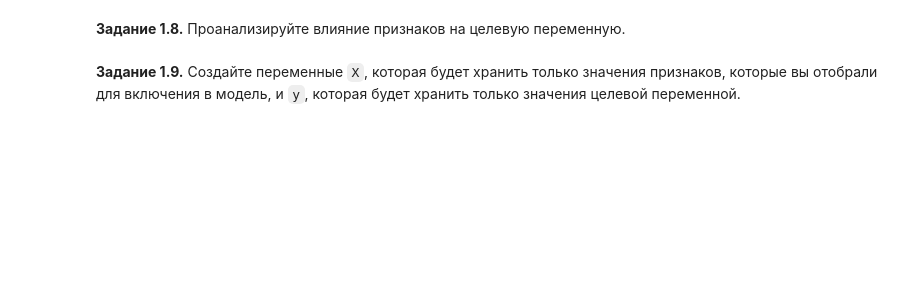
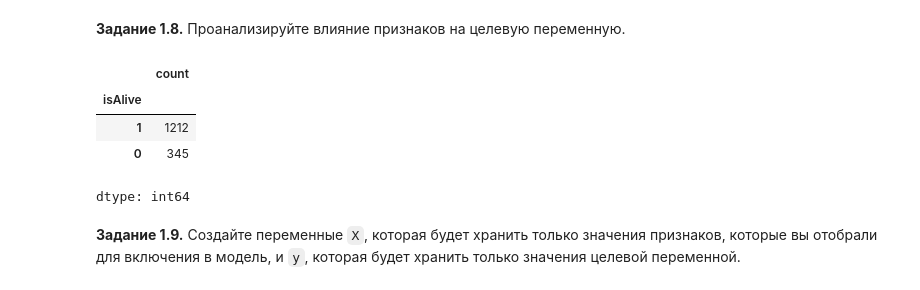
Before and after one commit to sxssbw/dl_sem_1_fall, a Jupyter notebook: week_01_ml_intro/Homework/hw_1_game_of_thrones.ipynb, the cells around one changed output. Drawn from its saved outputs; the diff is of its cells as text; code cells hidden in the pictures; blank space fills up the shorter version.

```diff
--- a/week_01_ml_intro/Homework/hw_1_game_of_thrones.ipynb
+++ b/week_01_ml_intro/Homework/hw_1_game_of_thrones.ipynb
@@ -550,3 +586,11 @@ pd.pivot_table(data = data, values = 'isAlive', index = 'isAliveSpouse_filled',
+# %%
+data_encoded['isAlive'].value_counts()
+# %% [output]
+|  | count |
+| isAlive |  |
+| 1 | 1212 |
+| 0 | 345 |
+dtype: int64
 # %% [markdown]
 **Задание 1.9.** Создайте переменные `X`, которая будет хранить только значения признаков, которые вы отобрали для включения в модель, и `y`, которая будет хранить только значения целевой переменной.
 # %%
```
Also changed, not shown: parts of 16 cells of this notebook.
